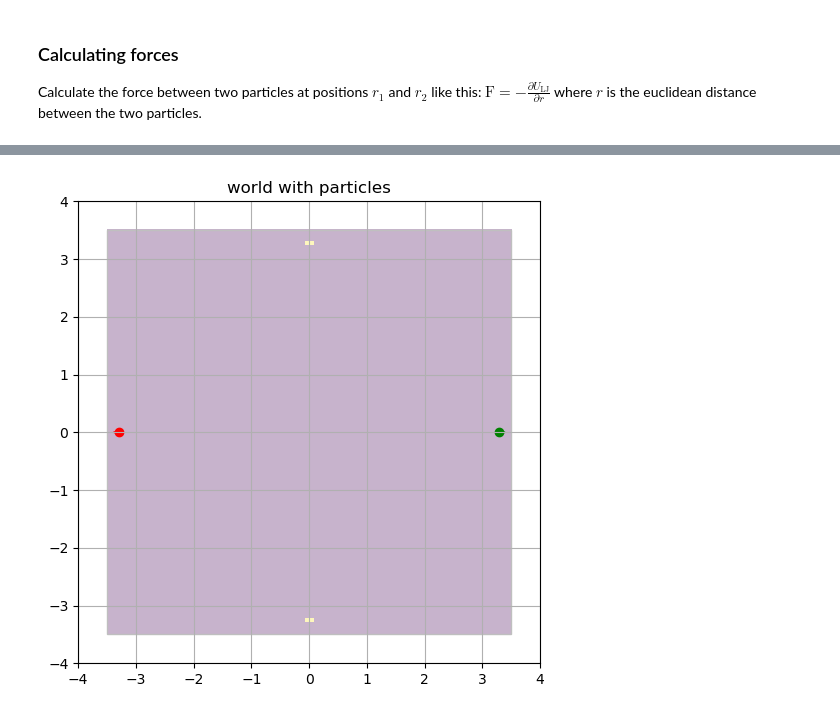
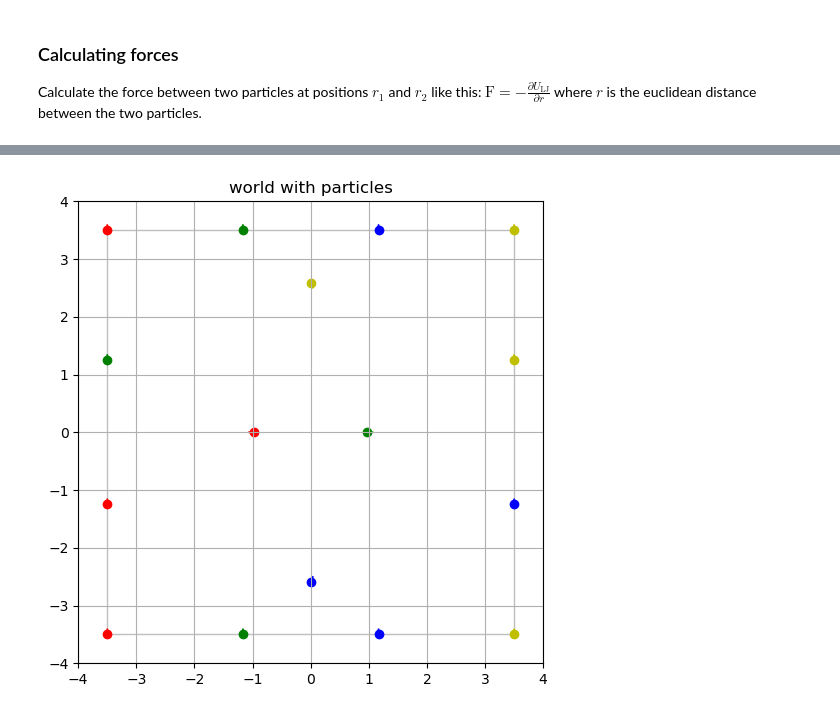
Before and after one commit to neftlon/md2ml, a Jupyter notebook: sim.ipynb, the cells around one changed output, grey strips where cells are left out. Saved outputs shown, nothing was run; the diff lists cells and outputs as text; code cells hidden in the pictures.

```diff
--- a/sim.ipynb
+++ b/sim.ipynb
@@ -73,3 +49,0 @@ rs,vs
-# %%
-# pairwise distances
-dr = rs[None,:,:]-rs[:,None,:]
@@ -88,14 +72,21 @@ allpots = lambda: (
+# %%
+# define movable particles
+act_rs = torch.tensor([[-1.0,0.0],[1.0,0.0],[0.0,-1.0],[0.0,1.0]], requires_grad=True)
+act_vs = torch.tensor([[5.0*sig,0.0],[-5.0*sig,0.0],[0.0,2.0*sig],[0.0,-2.0*sig]])
 # %%
 K = lambda v: 0.5*m*(F.norm(v, p=2.0, dim=1)**2)
-
 with torch.no_grad():
     dists = F.norm(rs[None,:,:] - rs[:,None,:], dim=-1)
-    Ks,Us = [K(vs).sum()], [Ulj(F.norm(dists, p=2.0)).item()]
+    Ks,Us = [K(act_vs).sum()], [Ulj(F.norm(dists, p=2.0)).item()]
+    rs = torch.cat((act_rs,static_rs))
+    vs = torch.cat((act_vs,static_vs))
     trajs = [(rs.clone(), vs.clone(), dists.clone())]
-    potss = [allpots()]
 # %%
 for epoch in tqdm(range(epochs)):
     for _ in range(subepochs):
+        # collect all particles
+        rs = torch.cat((act_rs,static_rs))
+
         # calculate potential
         dr = rs[None,:,:] - rs[:,None,:]
         dists = F.norm(dr, dim=-1)
@@ -105,21 +96,20 @@ for epoch in tqdm(range(epochs)):
         potsum = pot.sum()
 
         # clear gradients and calc derivative
-        rs.grad = None
+        act_rs.grad = None
         potsum.backward()
         # update particles
         with torch.no_grad():
-            pot_F = -rs.grad
+            pot_F = -act_rs.grad
             a = pot_F/m
 
             # TODO: velocity verlet
-            vs += dt*a
-            rs += dt*vs# + 0.5*a1*(dt**2)
+            act_vs += dt*a
+            act_rs += dt*act_vs# + 0.5*a1*(dt**2)
     with torch.no_grad():
-        trajs.append((rs.clone(),vs.clone(),dists.clone()))
-        Ks.append(K(vs).sum())
+        trajs.append((rs.clone(),torch.cat((act_vs,static_vs)).clone(),dists.clone()))
+        Ks.append(K(act_vs).sum())
         Us.append(potsum.item())
-        potss.append(allpots())
 make_dot(potsum)
 # %% [output]
 [drawing not drawn]
@@ -136,29 +126,29 @@ ax.legend()
 # %%
 arrow_params = lambda c: dict(head_width=0.05, head_length=0.1, fc=c, ec=c, animated=True)
 
 fig,ax = plt.subplots(figsize=(6,6))
 
 # plot organization
 ax.set_title("world with particles")
 ax.grid(True)
 
 # show virtual world borders
 ax.set_xlim(world_min[0]-.5,world_max[0]+.5)
 ax.set_ylim(world_min[1]-.5,world_max[1]+.5)
 ax.add_patch(plt.Rectangle(world_min, *(world_max - world_min), fc="none", ec=".75"))
 
 # store trajectory images
 frames = []
-for (r,v,_),pots in zip(trajs,potss):
-    elems = [ax.imshow(pots, alpha=0.3, extent=(world_min[0],world_max[0],world_min[1],world_max[1]))]
-    for i,c in enumerate(list("rgby")):
+for rs,vs,_ in tqdm(trajs):
+    elems = []
+    for i,(r,v,c) in enumerate(zip(rs, vs, cycle(list("rgby")))):
         elems += [
-            ax.scatter(*r[i], label=f"p{i}", color=c, animated=True),
-            ax.arrow(*r[i], *dt*v[i], label=f"p{i}'s speed vector", **arrow_params(c)),
+            ax.scatter(*r, label=f"p{i}", color=c, animated=True),
+            ax.arrow(*r, *dt*v, label=f"p{i}'s speed vector", **arrow_params(c)),
         ]
     frames.append(elems)
 ani = animation.ArtistAnimation(fig, frames, interval=100, blit=True, repeat_delay=1500)
 HTML(ani.to_html5_video())
 # %% [output]
 [interactive output not drawn]
-[figure, old version]
+[figure, new version]
```
Also changed, not shown: parts of 9 cells of this notebook.
